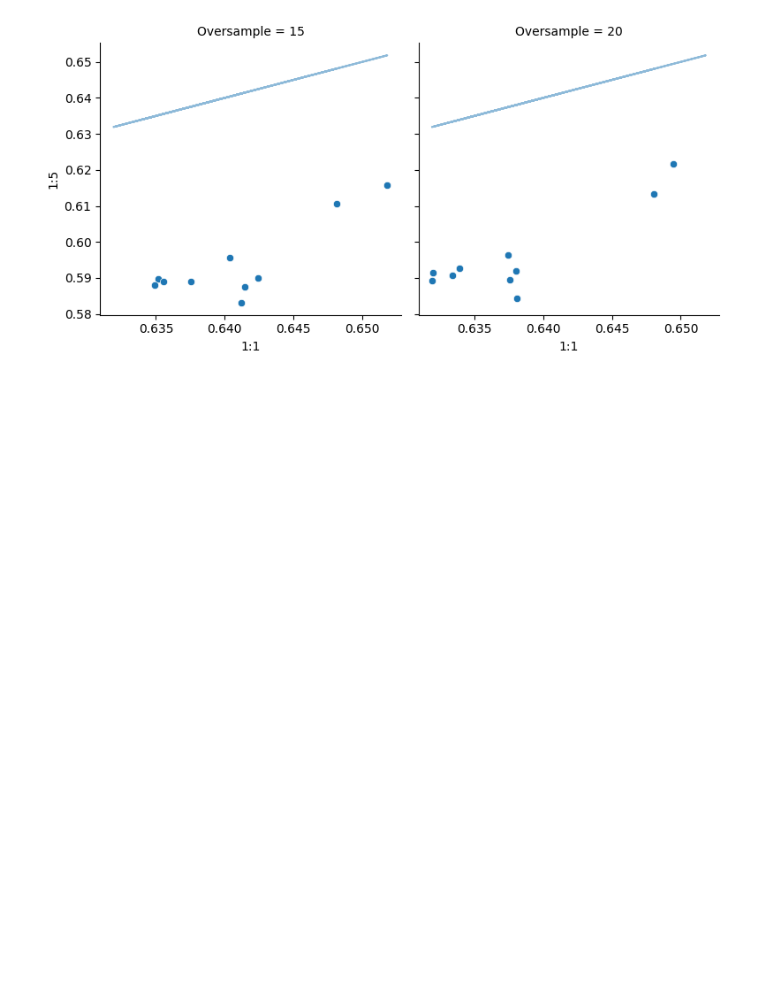
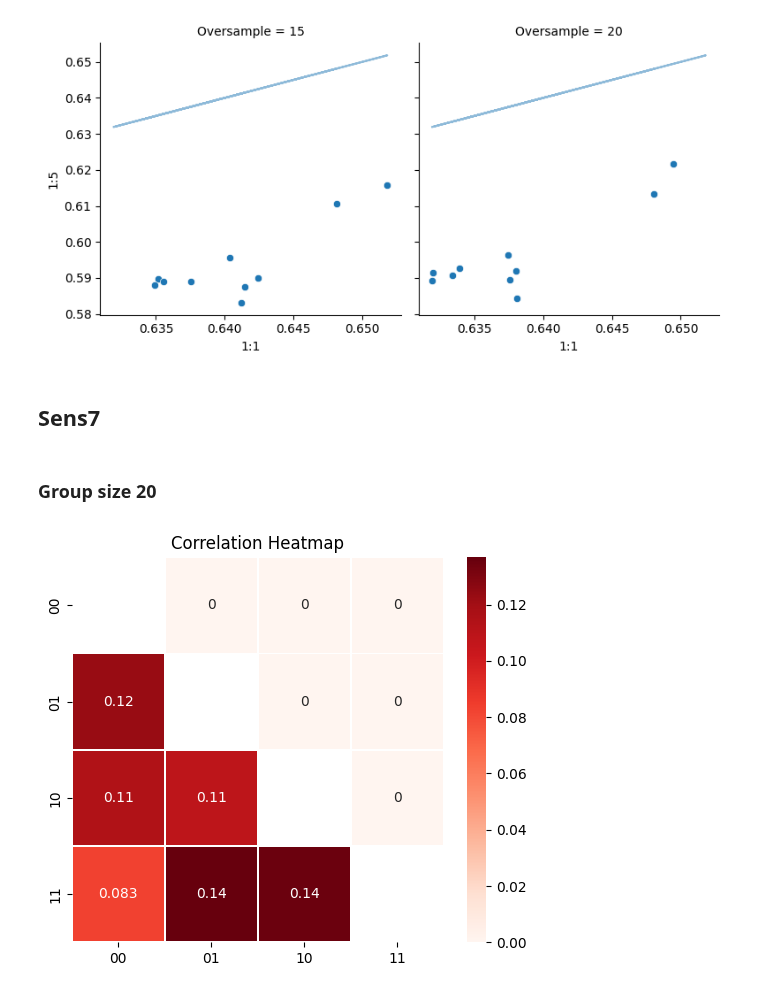
Before and after one commit to titoghose/GWANN, a Jupyter notebook: Code_AD/sensitivity_plots.ipynb, the cells around one changed output. Drawn from its saved outputs; the diff is of its cells as text; code cells hidden in the pictures; blank space fills up the shorter version.

```diff
--- a/Code_AD/sensitivity_plots.ipynb
+++ b/Code_AD/sensitivity_plots.ipynb
@@ -500,3 +500,31 @@ for met in ['Loss', 'Acc']:
 # %% [output]
 [figure]
 [figure]
+# %% [markdown]
+## Sens7
+# %% [markdown]
+### Group size 20
+# %%
+comb_df = pd.DataFrame(columns=['Gene'])
+for rseed, gseed in zip([0, 0, 1, 1], [0, 1, 0, 1]):
+    summ_df = pd.read_csv(f'NN_Logs/FH_AD_ChrSens7_{rseed}{gseed}_GWANNet5_[32,16]_Dr_0.5_LR:0.005_BS:256_Optim:adam/FH_AD_ChrSens7_{rseed}{gseed}_2500bp_summary.csv')
+    summ_df.set_index('Gene', inplace=True)
+    if len(comb_df) == 0:
+        comb_df['Gene'] = summ_df.index.values
+    comb_df[f'{rseed}{gseed}'] = summ_df.loc[comb_df['Gene']]['Acc'].values
+comb_df.set_index('Gene', inplace=True)
+# %%
+corr = comb_df.corr('spearman')
+np.fill_diagonal(corr.values, np.nan)
+fig, ax = plt.subplots(figsize=(6, 5))
+sns.heatmap(np.tril(corr.values),
+            xticklabels=corr.columns.values,
+            yticklabels=corr.columns.values,
+            cmap='Reds',
+            annot=True,
+            linewidths=0.5)
+
+plt.title('Correlation Heatmap')
+plt.show()
+# %% [output]
+[figure, added]
```
Also changed, not shown: parts of 5 cells of this notebook, 6 other files.
